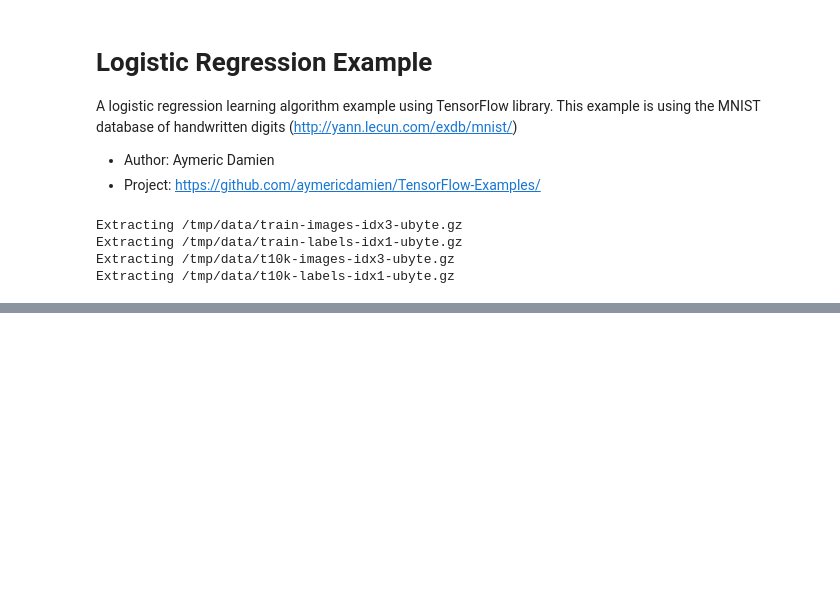
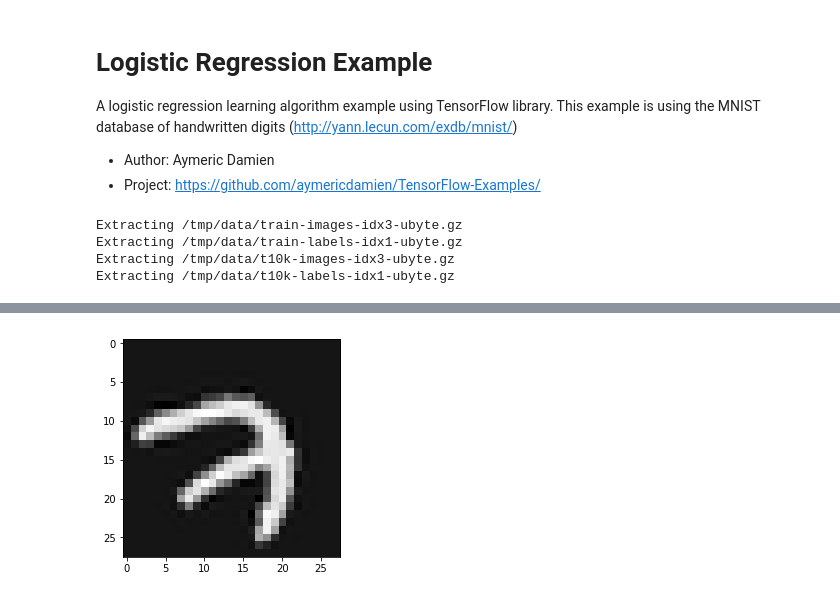
Before and after one commit to yujia21/MA6252, a Jupyter notebook: logistic_regression Dataset Augmentation.ipynb, the cells around one changed output, grey strips where cells are left out. Cells and saved outputs as stored; diff of their text form; code cells hidden in the pictures; blank space fills up the shorter version.

```diff
--- a/logistic_regression Dataset Augmentation.ipynb
+++ b/logistic_regression Dataset Augmentation.ipynb
@@ -25,3 +21,26 @@ mnist.train.
+# %%
+# data augment here
+#plus_matrix=np.eye(28)
+#minus_matrix=np.eye(28)
+import scipy
+n_samples=2000
+degree=10
+shift=2
+
+original=mnist.train.images[:n_samples]
+new_plus = np.zeros(original.shape)
+new_minus = np.zeros(original.shape)
+
+for i in range(original.shape[0]):
+    reshaped=original[i,:].reshape((28, 28))
+    new_plus[i,:] = scipy.ndimage.interpolation.rotate(reshaped, degree, reshape=False).reshape((1,784))
+    #np.roll(, shift, axis=1).reshape((1,784))
+    new_minus[i,:] =  scipy.ndimage.interpolation.rotate(reshaped, -degree, reshape=False).reshape((1,784))
+    #np.roll(original[i,:].reshape((28, 28)), -shift, axis=1).reshape((1,784))
+
+new_train_labels = np.concatenate((mnist.train.labels[:n_samples], mnist.train.labels[:n_samples], mnist.train.labels[:n_samples]))
+new_train_images = np.concatenate((mnist.train.images[:n_samples], new_plus, new_minus))
+assert(new_train_images.shape[0] == new_train_labels.shape[0])
 # %%
 # Parameters
 learning_rate = 0.01
@@ -132,0 +145,12 @@ plt.legend()
+# %%
+import matplotlib.pyplot as plt
+
+# The rest of columns are pixels
+pixels = new_train_images[2000,:]
+pixels = pixels.reshape((28, 28))
+
+# Plot
+plt.imshow(pixels, cmap='gray')
+plt.show()
+# %% [output]
+[figure, added]
```
Also changed, not shown: parts of 7 cells of this notebook.
